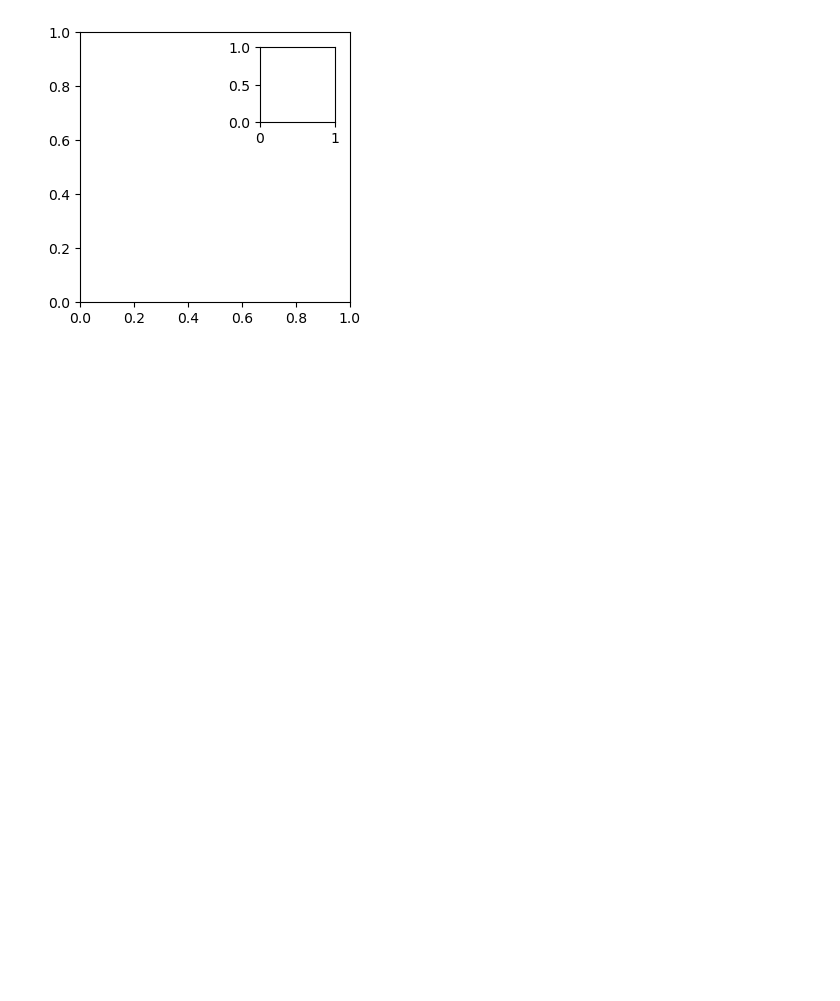
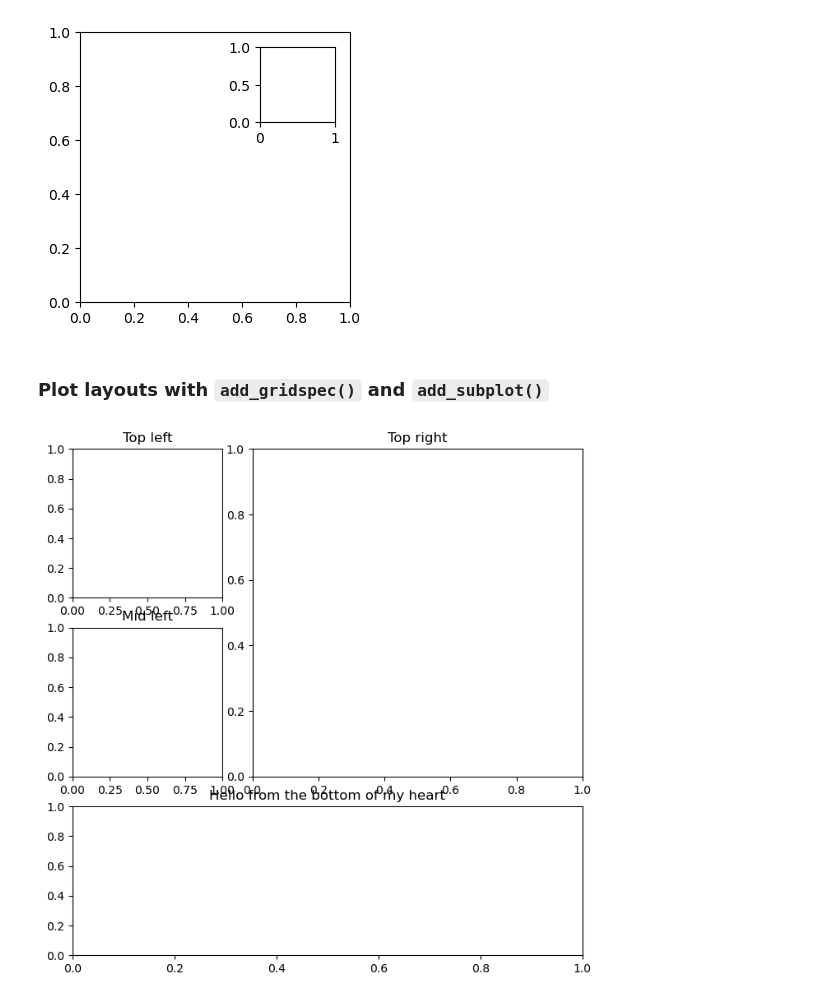
Before and after one commit to nadia-paz/ds-learning, a Jupyter notebook: data_analysis_pandas/10_matplotlib.ipynb, the cells around one changed output. Saved outputs shown, nothing was run; the diff lists cells and outputs as text; code cells hidden in the pictures; blank space fills up the shorter version.

Commit message:
add grid

```diff
--- a/data_analysis_pandas/10_matplotlib.ipynb
+++ b/data_analysis_pandas/10_matplotlib.ipynb
@@ -155,3 +155,25 @@ outside = fig.add_axes([0.1, 0.1, 0.9, 0.9])
 inside = fig.add_axes([0.7, 0.7, 0.25, 0.25])
 # %% [output]
 [figure]
+# %% [markdown]
+### Plot layouts with `add_gridspec()` and `add_subplot()`
+# %%
+# create a Figure object no subplots
+fig = plt.figure(figsize=(8, 8))
+# add grid 3 x 3
+gs = fig.add_gridspec(3, 3) # first number high, second width
+# add subplots
+top_left = fig.add_subplot(gs[0, 0])
+# title works 2 ways, through plt.title and object.set_title
+plt.title('Top left')
+mid_left = fig.add_subplot(gs[1, 0])
+mid_left.set_title('Mid left')
+#
+top_right = fig.add_subplot(gs[0:2, 1:])
+top_right.set_title('Top right')
+# bottom
+bottom = fig.add_subplot(gs[2, :])
+bottom.set_title('Hello from the bottom of my heart')
+plt.savefig('empty_grid.png')
+# %% [output]
+[figure, added]
```
Also changed, not shown: parts of 1 cell of this notebook.
